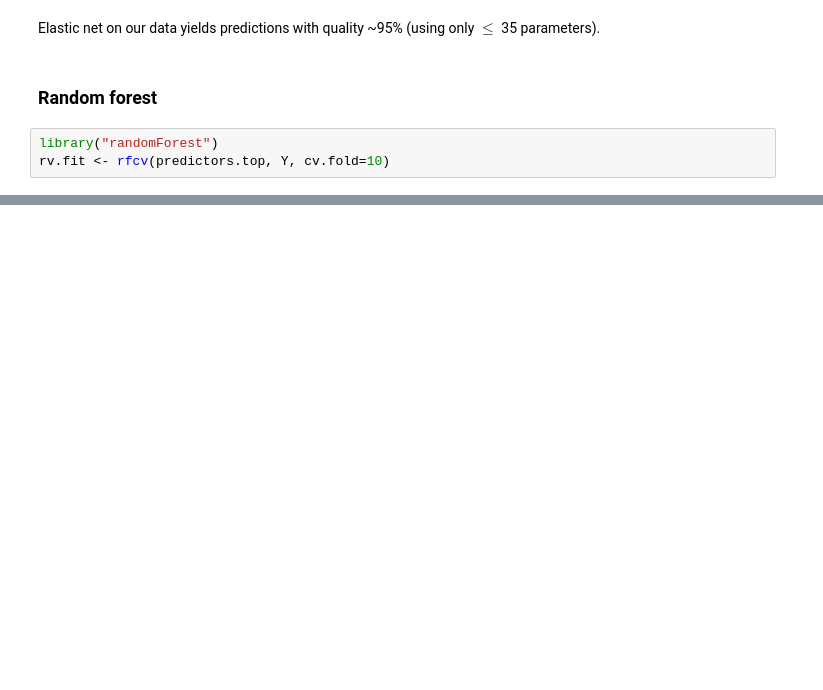
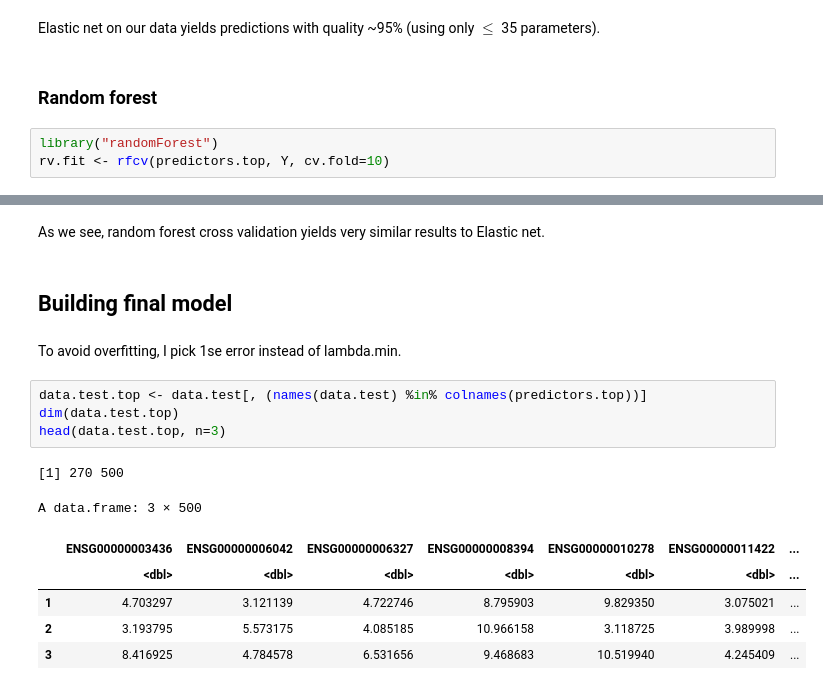
Before and after one commit to bieganski/stat, a Jupyter notebook: ex2/solution.ipynb, the cells around one changed output, grey strips where cells are left out. Drawn from its saved outputs; the diff is of its cells as text; blank space fills up the shorter version.

```diff
--- a/ex2/solution.ipynb
+++ b/ex2/solution.ipynb
@@ -236,0 +196,18 @@ $predicted$`500`
+# %% [markdown]
+As we see, random forest cross validation yields very similar results to Elastic net.
+# %% [markdown]
+## Building final model
+# %% [markdown]
+To avoid overfitting, I pick 1se error instead of lambda.min.
+# %%
+data.test.top <- data.test[, (names(data.test) %in% colnames(predictors.top))]
+dim(data.test.top)
+head(data.test.top, n=3)
+# %% [output]
+[1] 270 500
+A data.frame: 3 × 500
+|  | ENSG00000003436 | ENSG00000006042 | ENSG00000006327 | ENSG00000008394 | ENSG00000010278 | ENSG00000011422 | ... |
+|  | <dbl> | <dbl> | <dbl> | <dbl> | <dbl> | <dbl> | ... |
+| 1 | 4.703297 | 3.121139 | 4.722746 | 8.795903 | 9.829350 | 3.075021 | ... |
+| 2 | 3.193795 | 5.573175 | 4.085185 | 10.966158 | 3.118725 | 3.989998 | ... |
+| 3 | 8.416925 | 4.784578 | 6.531656 | 9.468683 | 10.519940 | 4.245409 | ... |
```
Also changed, not shown: parts of 17 cells of this notebook, 1 other file.
